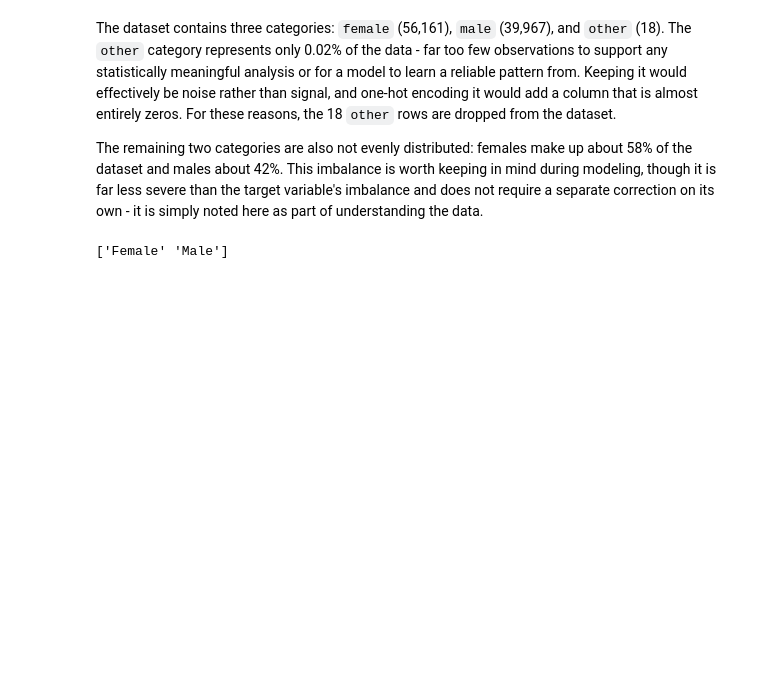
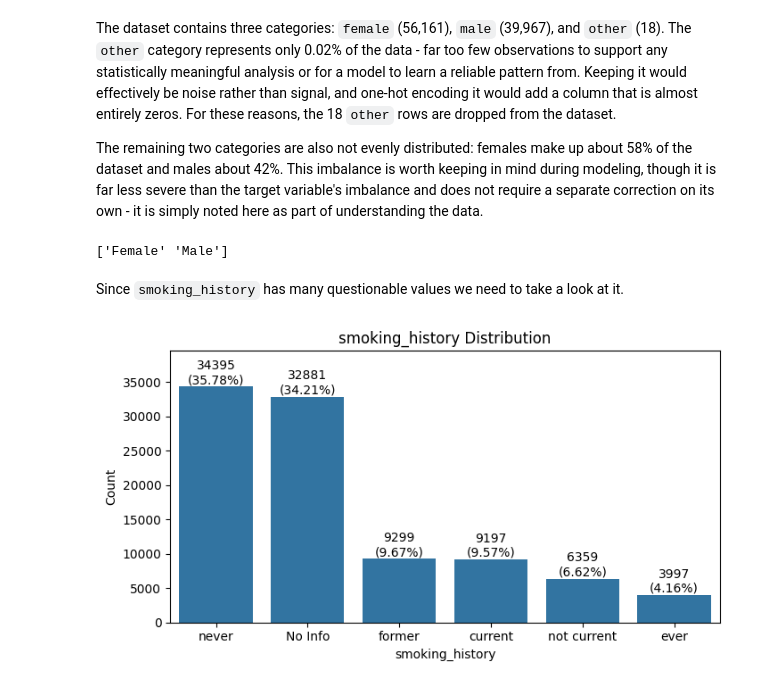
Before and after one commit to VladoDev03/diabetes-prediction, a Jupyter notebook: notebooks/EDA.ipynb, the cells around one changed output. Drawn from its saved outputs; the diff is of its cells as text; code cells hidden in the pictures; blank space fills up the shorter version.

```diff
--- a/notebooks/EDA.ipynb
+++ b/notebooks/EDA.ipynb
@@ -134,3 +139,9 @@ data = data[data["gender"] != "Other"].reset_index(drop=True)
 print(data["gender"].unique())
 # %% [output]
 ['Female' 'Male']
+# %% [markdown]
+Since `smoking_history` has many questionable values we need to take a look at it.
+# %%
+plot_categorical_distribution(data, "smoking_history")
+# %% [output]
+[figure, added]
```
Also changed, not shown: parts of 16 cells of this notebook.
